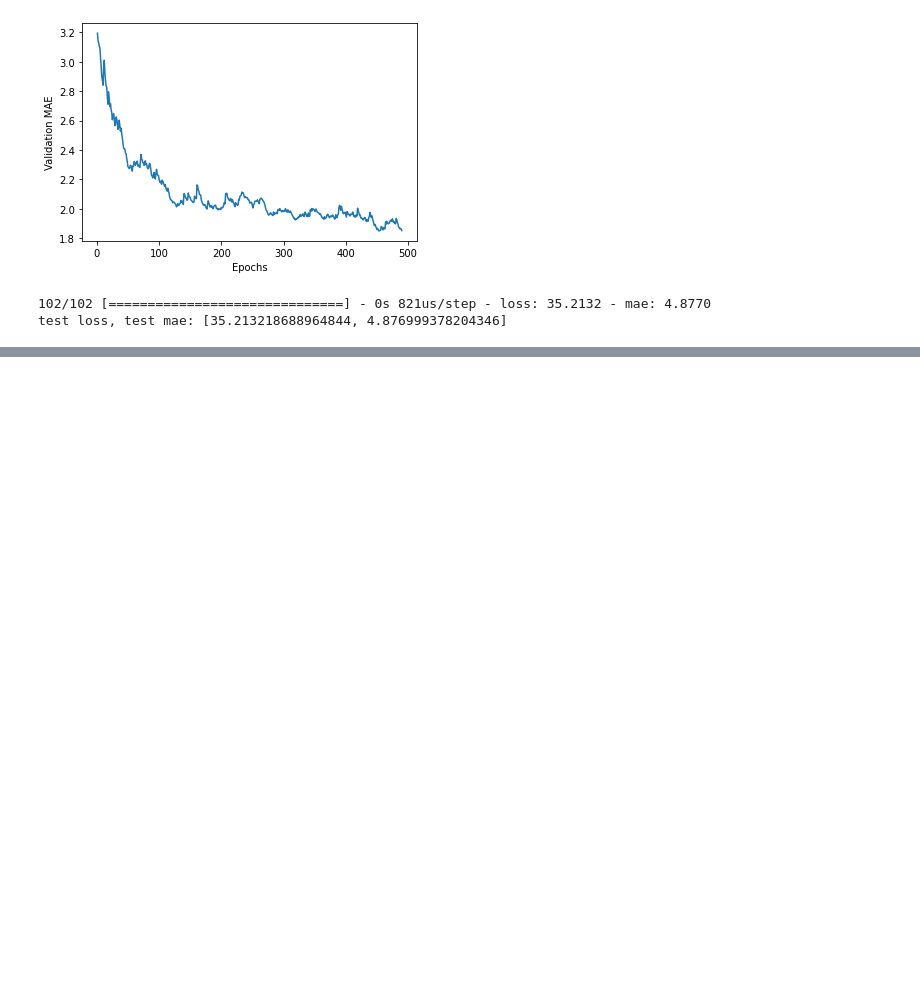
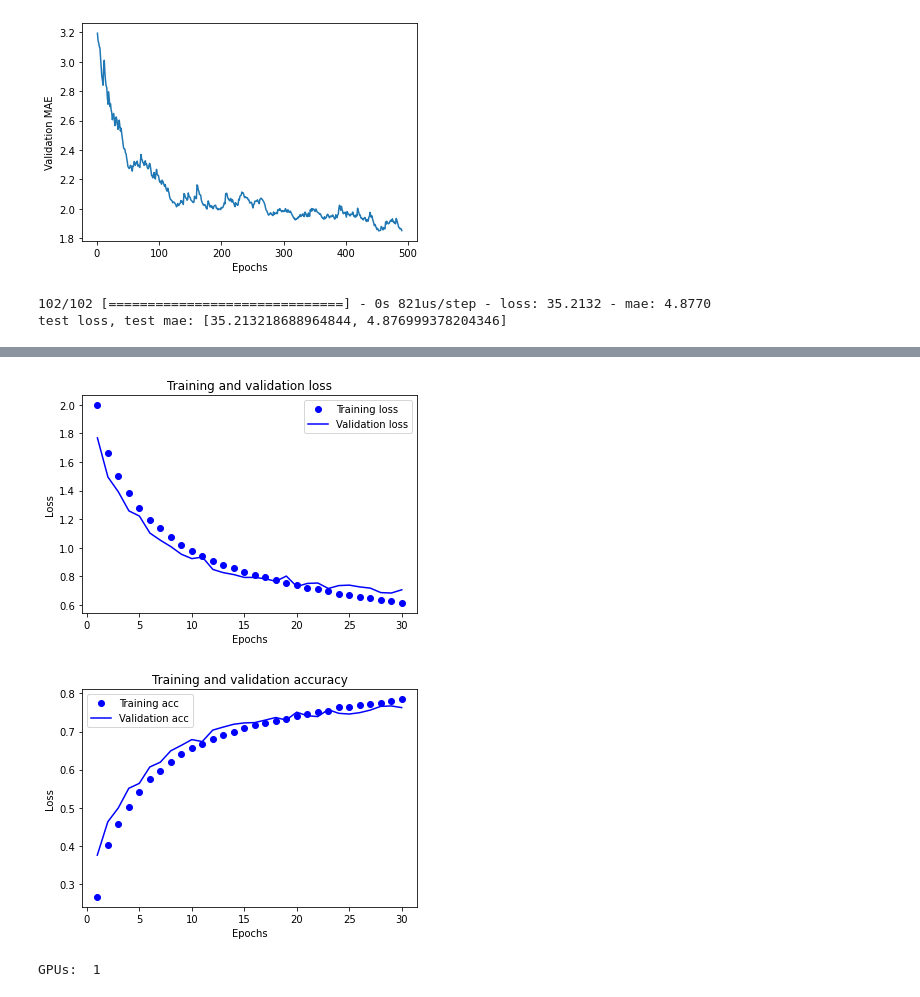
Before and after one commit to BakirK/Artificial-intelligence-labs, a Jupyter notebook: VI_labs.ipynb, the cells around one changed output, grey strips where cells are left out. Cells and saved outputs as stored; diff of their text form; code cells hidden in the pictures; blank space fills up the shorter version.

```diff
--- a/VI_labs.ipynb
+++ b/VI_labs.ipynb
@@ -1415,0 +1746,3 @@ prediction
+# %%
+hist = model.fit(trainxScaled, trainyHot, epochs=30, batch_size=64, validation_data=(testxScaled, testyHot))
+history = hist.history
@@ -1415,0 +1767,10 @@ prediction
+# %%
+plotAcc(history)
+# %% [output]
+[figure, added]
+[figure, added]
+# %%
+import tensorflow as tf
+print("GPUs: ", len(tf.config.experimental.list_physical_devices('GPU')))
+# %% [output]
+GPUs:  1
```
Also changed, not shown: parts of 40 cells of this notebook, 1 other file.
